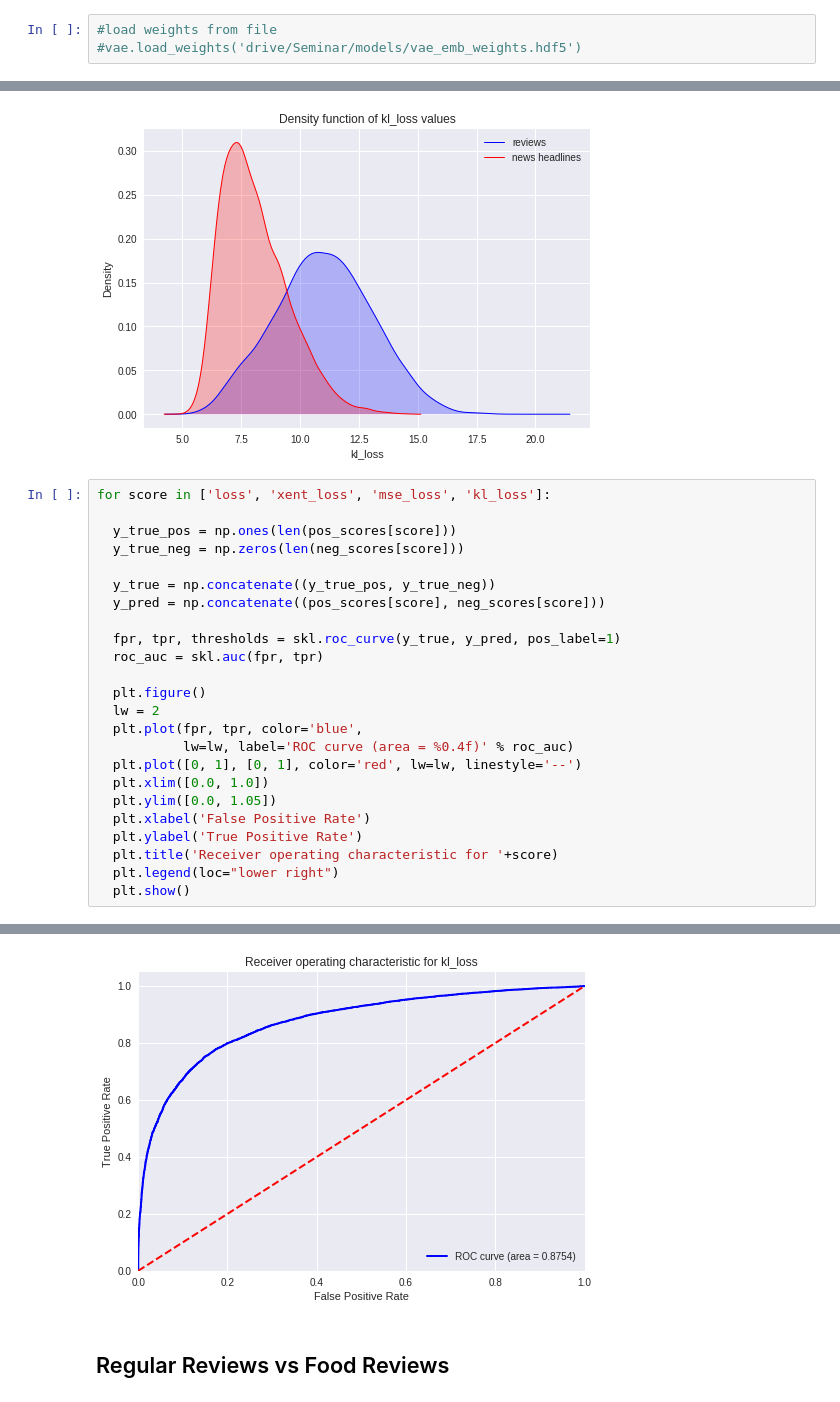
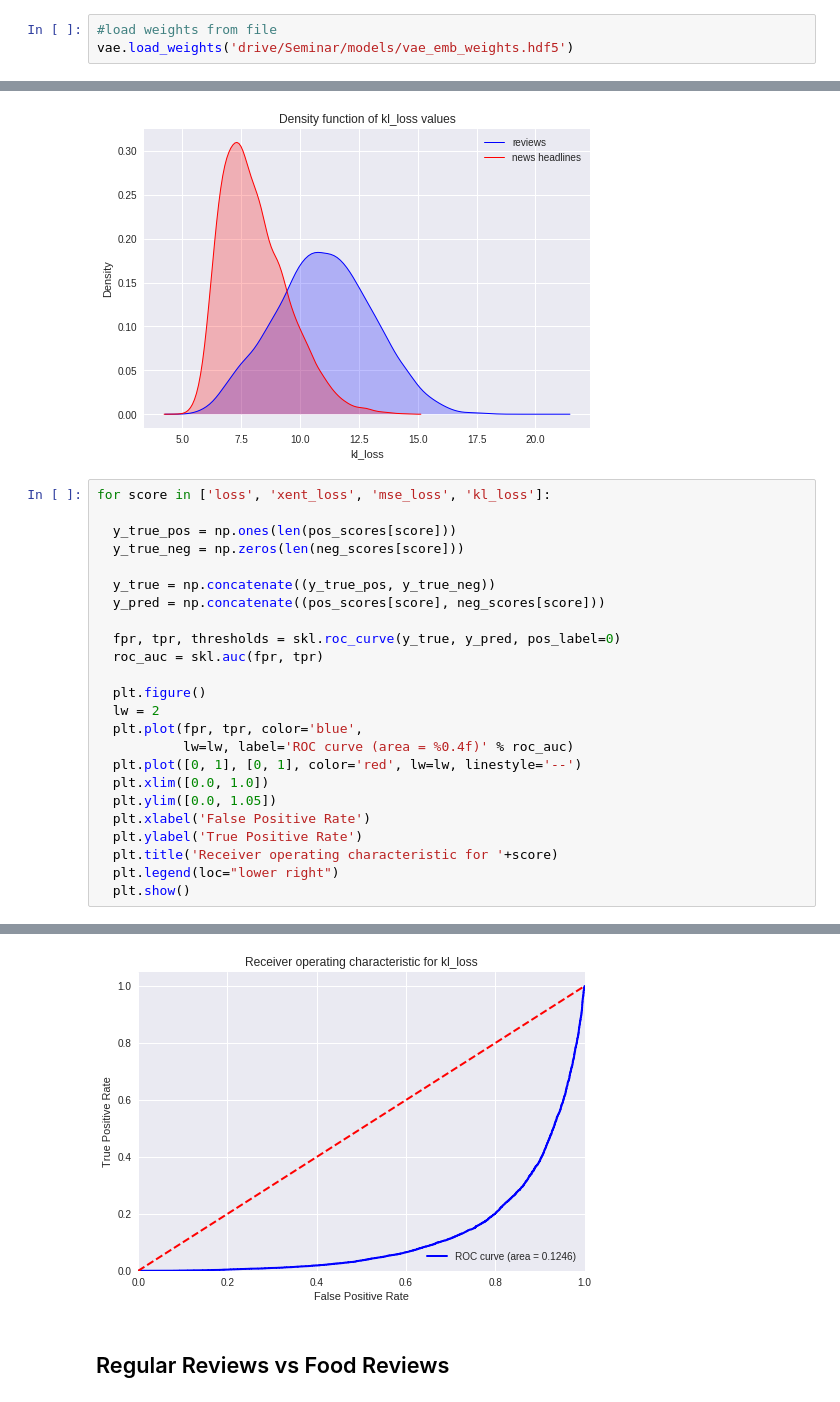
Before and after one commit to robinesp/TextAnomalyDetectionWithVAE, a Jupyter notebook: VAE + LSTM with One-Hot encoding.ipynb, the cells around one changed output, grey strips where cells are left out. Saved outputs shown, nothing was run; the diff lists cells and outputs as text.

Commit message:
Positive label fix

```diff
--- a/VAE + LSTM with One-Hot encoding.ipynb
+++ b/VAE + LSTM with One-Hot encoding.ipynb
@@ -263,7 +271,7 @@ Epoch 120/120
 Epoch 00120: val_loss did not improve from 41.63620
 # %%
 #load weights from file
-#vae.load_weights('drive/Seminar/models/vae_emb_weights.hdf5')
+vae.load_weights('drive/Seminar/models/vae_emb_weights.hdf5')
 # %%
 # build a model to project inputs on the latent space
 encoder = Model(x, z_mean)
@@ -464,7 +472,7 @@ for score in ['loss', 'xent_loss', 'mse_loss', 'kl_loss']:
   y_true = np.concatenate((y_true_pos, y_true_neg))
   y_pred = np.concatenate((pos_scores[score], neg_scores[score]))
 
-  fpr, tpr, thresholds = skl.roc_curve(y_true, y_pred, pos_label=1)
+  fpr, tpr, thresholds = skl.roc_curve(y_true, y_pred, pos_label=0)
   roc_auc = skl.auc(fpr, tpr)
 
   plt.figure()
@@ -486,4 +494,4 @@ for score in ['loss', 'xent_loss', 'mse_loss', 'kl_loss']:
-[figure, old version]
+[figure, new version]
 # %% [markdown]
 ## Regular Reviews vs Food Reviews
 # %%
```
Also changed, not shown: parts of 5 cells of this notebook.
